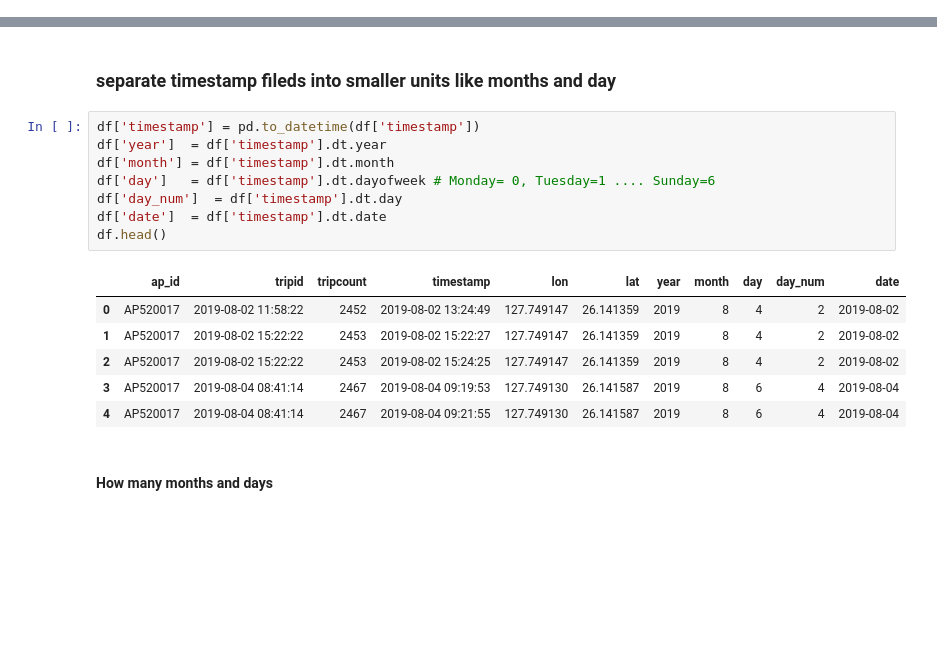
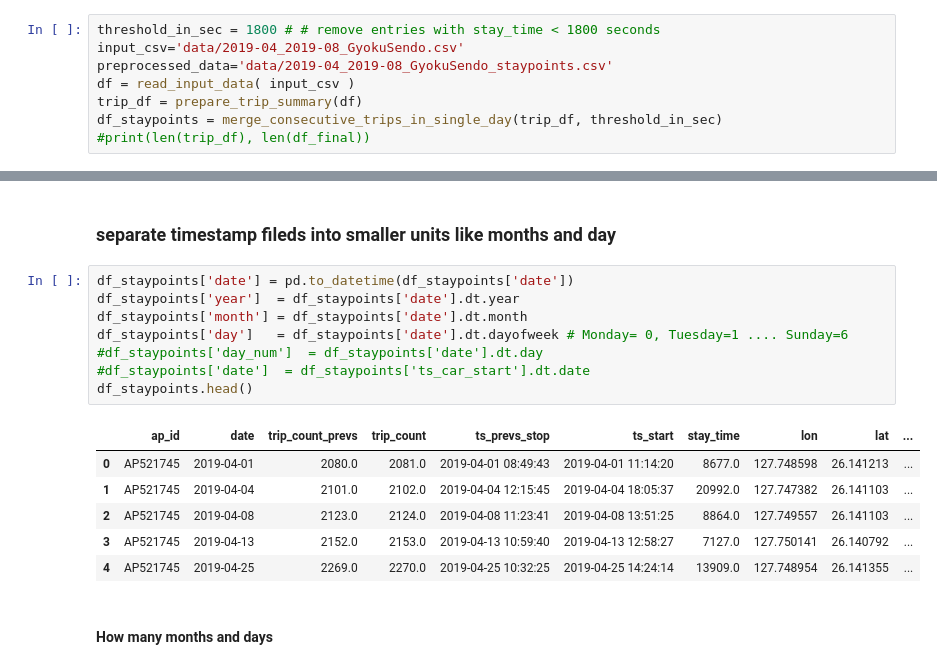
Before and after one commit to bidur/visitor_prediction, a Jupyter notebook: 1_prepare_data.ipynb, the cells around one changed output, grey strips where cells are left out. Saved outputs shown, nothing was run; the diff lists cells and outputs as text; blank space fills up the shorter version.

```diff
--- a/1_prepare_data.ipynb
+++ b/1_prepare_data.ipynb
@@ -20,0 +17,8 @@ df.rename(columns = {'serial':'ap_id','tlm_datage':'timestamp'}, inplace = True)
+# %%
+threshold_in_sec = 1800 # # remove entries with stay_time < 1800 seconds
+input_csv='data/2019-04_2019-08_GyokuSendo.csv'
+preprocessed_data='data/2019-04_2019-08_GyokuSendo_staypoints.csv'
+df = read_input_data( input_csv )
+trip_df = prepare_trip_summary(df)
+df_staypoints = merge_consecutive_trips_in_single_day(trip_df, threshold_in_sec)
+#print(len(trip_df), len(df_final))
@@ -21,20 +34,20 @@ df.rename(columns = {'serial':'ap_id','tlm_datage':'timestamp'}, inplace = True)
 # %% [markdown]
 ### separate timestamp fileds into smaller units like months and day
 # %%
-df['timestamp'] = pd.to_datetime(df['timestamp'])
-df['year']  = df['timestamp'].dt.year
-df['month'] = df['timestamp'].dt.month
-df['day']   = df['timestamp'].dt.dayofweek # Monday= 0, Tuesday=1 .... Sunday=6
-df['day_num']  = df['timestamp'].dt.day
-df['date']  = df['timestamp'].dt.date
-df.head()
+df_staypoints['date'] = pd.to_datetime(df_staypoints['date'])
+df_staypoints['year']  = df_staypoints['date'].dt.year
+df_staypoints['month'] = df_staypoints['date'].dt.month
+df_staypoints['day']   = df_staypoints['date'].dt.dayofweek # Monday= 0, Tuesday=1 .... Sunday=6
+#df_staypoints['day_num']  = df_staypoints['date'].dt.day
+#df_staypoints['date']  = df_staypoints['ts_car_start'].dt.date
+df_staypoints.head()
 # %% [output]
-|  | ap_id | tripid | tripcount | timestamp | lon | lat | year | month | day | day_num | date |
-| 0 | AP520017 | 2019-08-02 11:58:22 | 2452 | 2019-08-02 13:24:49 | 127.749147 | 26.141359 | 2019 | 8 | 4 | 2 | 2019-08-02 |
-| 1 | AP520017 | 2019-08-02 15:22:22 | 2453 | 2019-08-02 15:22:27 | 127.749147 | 26.141359 | 2019 | 8 | 4 | 2 | 2019-08-02 |
-| 2 | AP520017 | 2019-08-02 15:22:22 | 2453 | 2019-08-02 15:24:25 | 127.749147 | 26.141359 | 2019 | 8 | 4 | 2 | 2019-08-02 |
-| 3 | AP520017 | 2019-08-04 08:41:14 | 2467 | 2019-08-04 09:19:53 | 127.749130 | 26.141587 | 2019 | 8 | 6 | 4 | 2019-08-04 |
-| 4 | AP520017 | 2019-08-04 08:41:14 | 2467 | 2019-08-04 09:21:55 | 127.749130 | 26.141587 | 2019 | 8 | 6 | 4 | 2019-08-04 |
+|  | ap_id | date | trip_count_prevs | trip_count | ts_prevs_stop | ts_start | stay_time | lon | lat | ... |
+| 0 | AP521745 | 2019-04-01 | 2080.0 | 2081.0 | 2019-04-01 08:49:43 | 2019-04-01 11:14:20 | 8677.0 | 127.748598 | 26.141213 | ... |
+| 1 | AP521745 | 2019-04-04 | 2101.0 | 2102.0 | 2019-04-04 12:15:45 | 2019-04-04 18:05:37 | 20992.0 | 127.747382 | 26.141103 | ... |
+| 2 | AP521745 | 2019-04-08 | 2123.0 | 2124.0 | 2019-04-08 11:23:41 | 2019-04-08 13:51:25 | 8864.0 | 127.749557 | 26.141103 | ... |
+| 3 | AP521745 | 2019-04-13 | 2152.0 | 2153.0 | 2019-04-13 10:59:40 | 2019-04-13 12:58:27 | 7127.0 | 127.750141 | 26.140792 | ... |
+| 4 | AP521745 | 2019-04-25 | 2269.0 | 2270.0 | 2019-04-25 10:32:25 | 2019-04-25 14:24:14 | 13909.0 | 127.748954 | 26.141355 | ... |
 # %% [markdown]
 #### How many months and days
 # %%
```
Also changed, not shown: parts of 13 cells of this notebook, 2 other files.
